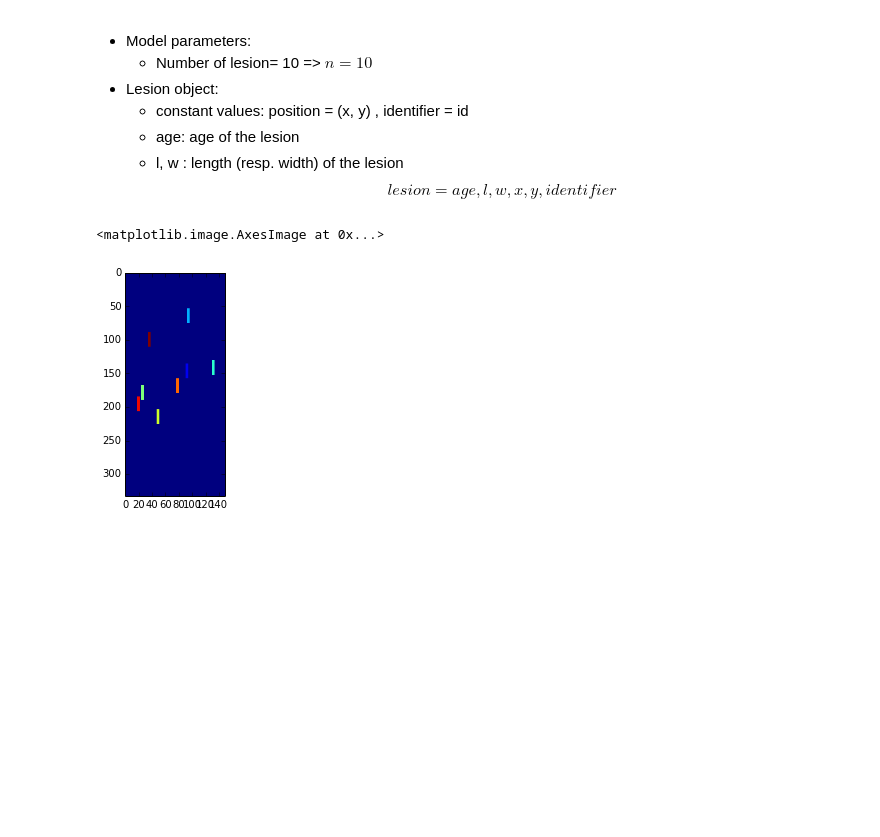
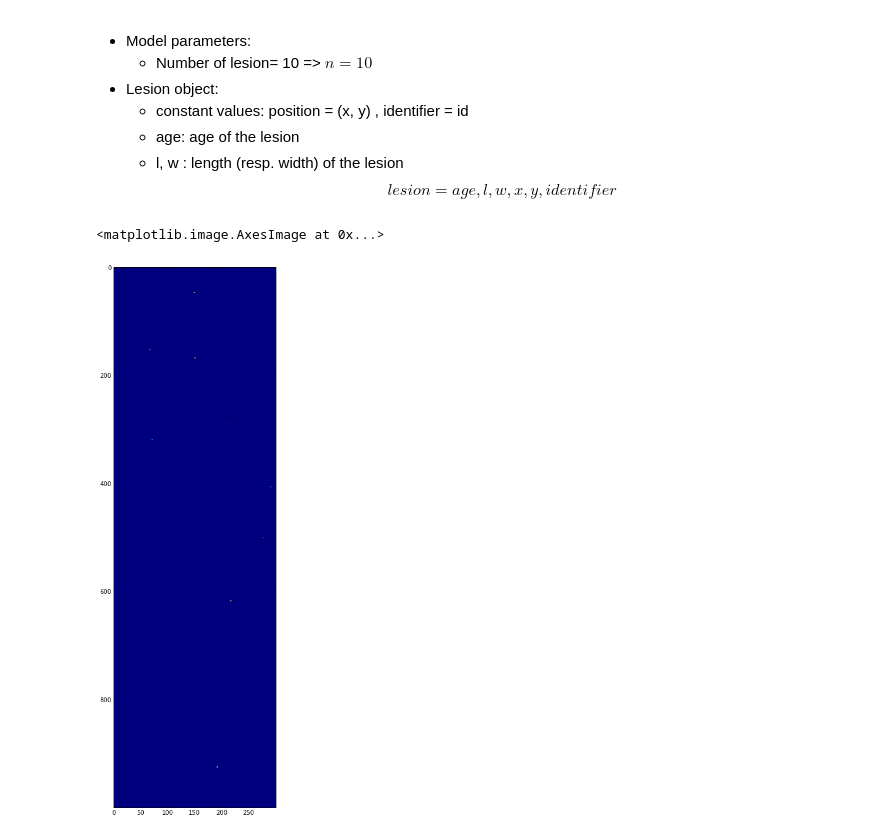
Before and after one commit to openalea-incubator/alep, a Jupyter notebook: alep/example/Lesion competition.ipynb, the cells around one changed output. Drawn from its saved outputs; the diff is of its cells as text; code cells hidden in the pictures; blank space fills up the shorter version.

```diff
--- a/alep/example/Lesion competition.ipynb
+++ b/alep/example/Lesion competition.ipynb
@@ -1,11 +1,13 @@
 # %% [markdown]
 # Competition between lesion on a single leaf
 # %%
-%matplotlib inline
 import numpy as np
 import pandas as pd
 from pylab import *
 from IPython.display import *
+
+%matplotlib inline
+rcParams['figure.figsize']=(20,16)
 # %% [markdown]
 Algorithm
 =========
@@ -25,8 +27,8 @@ Step 1 : Simulation of a leaf as a square domain (image)
   - size of a cell = dl, dw => $dL$, $dW$
 # %%
 # Parameters of the model
-L, W = 100, 30
-dL, dW= 0.3, 0.2
+L, W = 10, 3
+dL, dW= 0.01, 0.01
 
 leaf = np.zeros((int(L/dL), int(W/dW)), dtype=int)
 # %% [markdown]
@@ -43,13 +45,15 @@ $$lesion = {age, l, w, x, y, identifier}$$
 # %%
 class Lesion(object):
     lid = 0
-    dl = 0.03
-    dw = 0.02
+    ratio = 4.
+    dS = 0.0006
     def __init__(self, x, y):
         self.age = 0
         self.x = x
         self.y = y
-        self.l, self.w = 2./30, 1./30
+        self.w = 0.03/self.ratio
+        self.l = self.ratio * self.w
+        self.Smax = 0.3
         Lesion.lid += 1
         self.lid = Lesion.lid
 
@@ -60,9 +64,16 @@ class Lesion(object):
         return leaf==self.lid
 
     def growth(self, dt):
-        self.l += self.dl*dt
-        self.w += self.dw*dt
-        self.age += dt
+        if self.surface <= self.Smax:
+            self.dw = self.dS/(2*(self.ratio*self.l + self.w))
+            self.dl = self.ratio*self.dw
+            self.l += self.dl*dt
+            self.w += self.dw*dt
+            self.age += dt
+
+    @property
+    def surface(self):
+        return self.l*self.w
 
 def colonisation(leaf, lesions):
     """
@@ -74,8 +85,8 @@ def colonisation(leaf, lesions):
     for lesion in lesions:
         lid = lesion.lid
         px, py = int(lesion.x*X), int(lesion.y*Y)
-        pdx, pdy =  int(lesion.l*X/2), int(lesion.w*Y/2) # inf part of the lesion
-        slices = slice(px - pdx, px + pdx), slice(py - pdy, py + pdy)
+        pdx, pdy =  max(1,int(lesion.l/(2*dL))), max(1,int(lesion.w/(2*dW))) # inf part of the lesion
+        slices = slice(max(0,px - pdx), min(px + pdx,X)), slice(max(0,py - pdy), min(Y,py + pdy))
 
         leaf[slices] = np.where(leaf[slices] == 0, lid, leaf[slices])
 
@@ -83,17 +94,19 @@ def colonisation(leaf, lesions):
 # %%
 lesions = []
 Lesion.lid = 0
+
 def init_lesion(leaf, n=10):
-    leaf[:,:] = 0
-
+    X, Y = leaf.shape
     for i in range(n):
         x, y = np.random.random(2)
-        lesions.append(Lesion(x,y))
+        px, py = int(x*X), int(y*Y)
+        if leaf[x,y]==0:
+            lesions.append(Lesion(x,y))
 
     leaf = colonisation(leaf, lesions)
     return leaf
 leaf = init_lesion(leaf)
 imshow(leaf)
 # %% [output]
 <matplotlib.image.AxesImage at 0x...>
-[figure, old version]
+[figure, new version]
```
Also changed, not shown: parts of 8 cells of this notebook.
